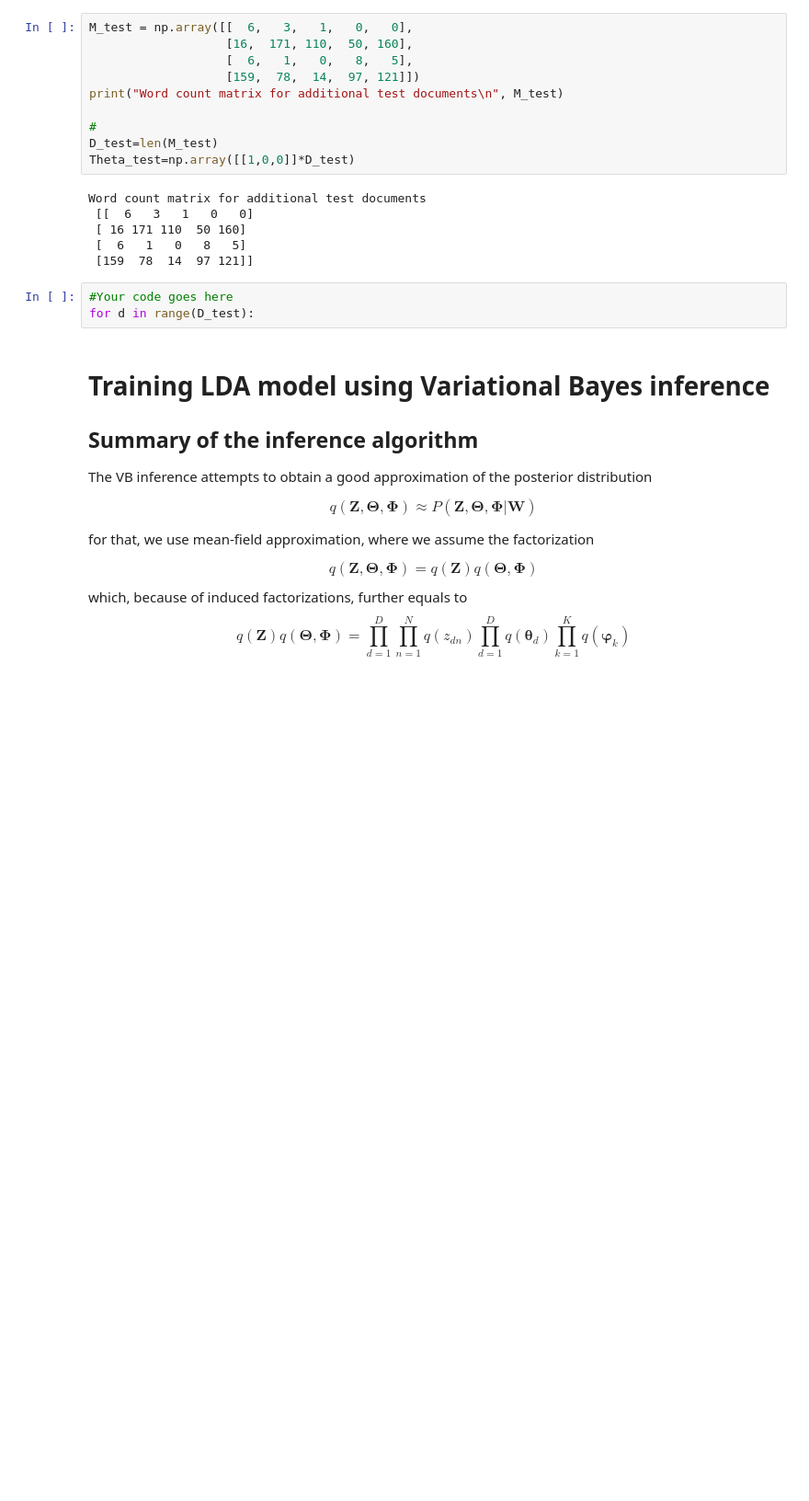
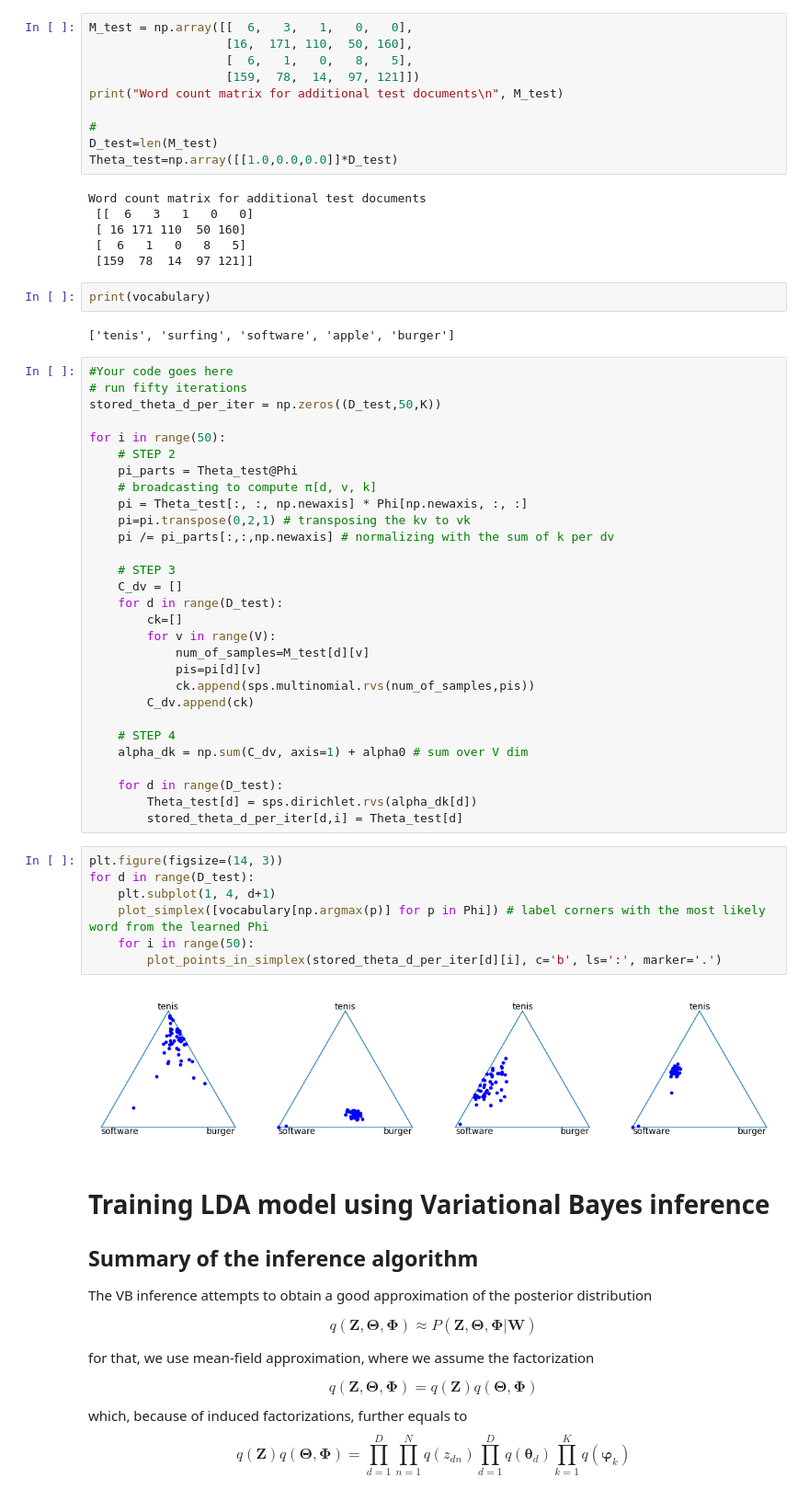
Before and after one commit to JohnyDevp/BAYa, a Jupyter notebook: BAYa_Assignment2024_LDA.ipynb, the cells around one changed output. Shown at 92% size. Cells and saved outputs as stored; diff of their text form; blank space fills up the shorter version.

```diff
--- a/BAYa_Assignment2024_LDA.ipynb
+++ b/BAYa_Assignment2024_LDA.ipynb
@@ -429,16 +367,55 @@ print("Word count matrix for additional test documents\n", M_test)
 
 #
 D_test=len(M_test)
-Theta_test=np.array([[1,0,0]]*D_test)
+Theta_test=np.array([[1.0,0.0,0.0]]*D_test)
 # %% [output]
 Word count matrix for additional test documents
  [[  6   3   1   0   0]
  [ 16 171 110  50 160]
  [  6   1   0   8   5]
  [159  78  14  97 121]]
-# %%
-#Your code goes here
-for d in range(D_test):
+# %%
+print(vocabulary)
+# %% [output]
+['tenis', 'surfing', 'software', 'apple', 'burger']
+# %%
+#Your code goes here
+# run fifty iterations
+stored_theta_d_per_iter = np.zeros((D_test,50,K))
+
+for i in range(50):
+    # STEP 2
+    pi_parts = Theta_test@Phi
+    # broadcasting to compute π[d, v, k]
+    pi = Theta_test[:, :, np.newaxis] * Phi[np.newaxis, :, :]
+    pi=pi.transpose(0,2,1) # transposing the kv to vk
+    pi /= pi_parts[:,:,np.newaxis] # normalizing with the sum of k per dv
+
+    # STEP 3
+    C_dv = []
+    for d in range(D_test):
+        ck=[]
+        for v in range(V):
+            num_of_samples=M_test[d][v]
+            pis=pi[d][v]
+            ck.append(sps.multinomial.rvs(num_of_samples,pis))
+        C_dv.append(ck)
+
+    # STEP 4
+    alpha_dk = np.sum(C_dv, axis=1) + alpha0 # sum over V dim
+
+    for d in range(D_test):
+        Theta_test[d] = sps.dirichlet.rvs(alpha_dk[d])
+        stored_theta_d_per_iter[d,i] = Theta_test[d]
+# %%
+plt.figure(figsize=(14, 3))
+for d in range(D_test):
+    plt.subplot(1, 4, d+1)
+    plot_simplex([vocabulary[np.argmax(p)] for p in Phi]) # label corners with the most likely word from the learned Phi
+    for i in range(50):
+        plot_points_in_simplex(stored_theta_d_per_iter[d][i], c='b', ls=':', marker='.')
+# %% [output]
+[figure, added]
 # %% [markdown]
 # Training LDA model using Variational Bayes inference
 ## Summary of the inference algorithm
```
Also changed, not shown: parts of 19 cells of this notebook.
